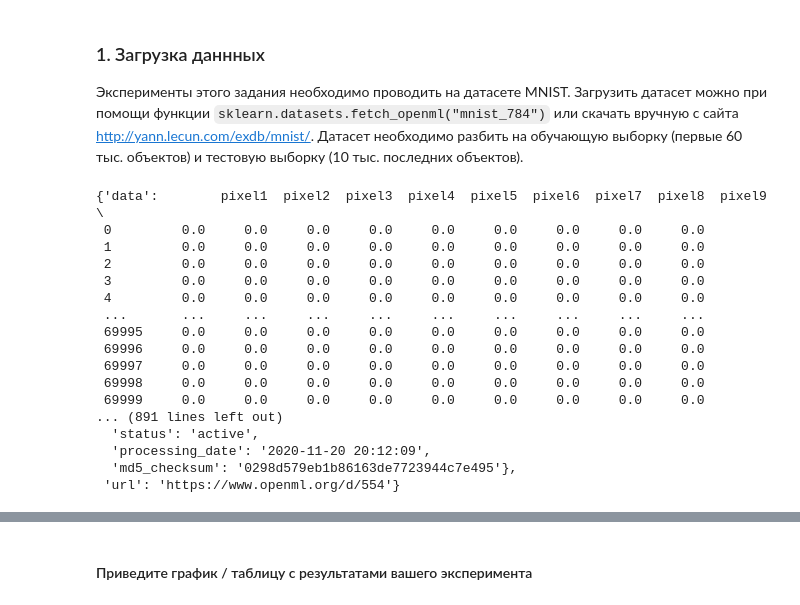
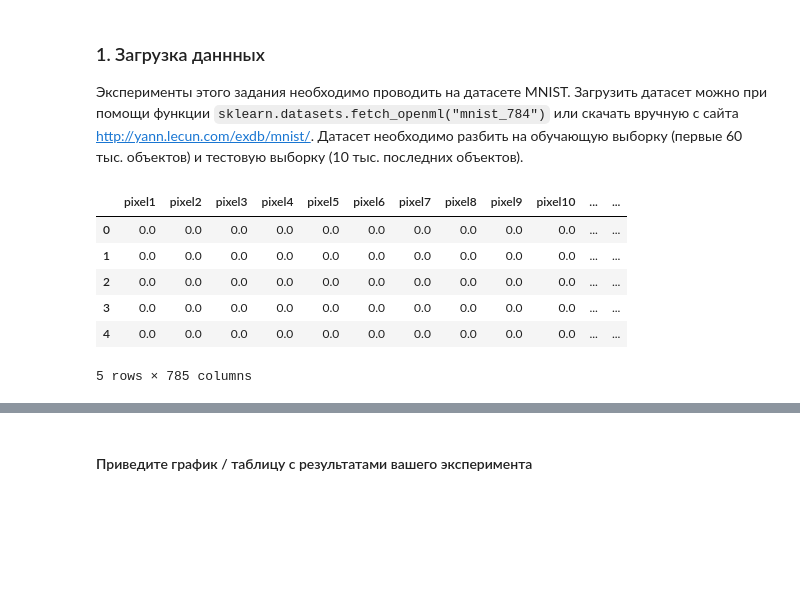
Before and after one commit to grach0v/AI_Masters, a Jupyter notebook: Machine_Learning_1/hw/hw3/main_task.ipynb, the cells around one changed output, grey strips where cells are left out. Drawn from its saved outputs; the diff is of its cells as text; code cells hidden in the pictures; blank space fills up the shorter version.

```diff
--- a/Machine_Learning_1/hw/hw3/main_task.ipynb
+++ b/Machine_Learning_1/hw/hw3/main_task.ipynb
@@ -142,24 +132,3 @@ knn_cross_val_score(X, y, [1, 2, 3], 'accuracy')
 Эксперименты этого задания необходимо проводить на датасете MNIST. Загрузить датасет можно при помощи функции `sklearn.datasets.fetch_openml("mnist_784")` или скачать вручную с сайта
 http://yann.lecun.com/exdb/mnist/. Датасет необходимо разбить на обучающую выборку (первые 60 тыс.
 объектов) и тестовую выборку (10 тыс. последних объектов).
-# %%
-from sklearn import datasets
-datasets.fetch_openml("mnist_784")
-# %% [output]
-{'data':        pixel1  pixel2  pixel3  pixel4  pixel5  pixel6  pixel7  pixel8  pixel9  \
- 0         0.0     0.0     0.0     0.0     0.0     0.0     0.0     0.0     0.0
- 1         0.0     0.0     0.0     0.0     0.0     0.0     0.0     0.0     0.0
- 2         0.0     0.0     0.0     0.0     0.0     0.0     0.0     0.0     0.0
- 3         0.0     0.0     0.0     0.0     0.0     0.0     0.0     0.0     0.0
- 4         0.0     0.0     0.0     0.0     0.0     0.0     0.0     0.0     0.0
- ...       ...     ...     ...     ...     ...     ...     ...     ...     ...
- 69995     0.0     0.0     0.0     0.0     0.0     0.0     0.0     0.0     0.0
- 69996     0.0     0.0     0.0     0.0     0.0     0.0     0.0     0.0     0.0
- 69997     0.0     0.0     0.0     0.0     0.0     0.0     0.0     0.0     0.0
- 69998     0.0     0.0     0.0     0.0     0.0     0.0     0.0     0.0     0.0
- 69999     0.0     0.0     0.0     0.0     0.0     0.0     0.0     0.0     0.0
-... (891 lines left out)
-  'status': 'active',
-  'processing_date': '2020-11-20 20:12:09',
-  'md5_checksum': '0298d579eb1b86163de7723944c7e495'},
- 'url': 'https://www.openml.org/d/554'}
@@ -165,0 +139,16 @@ datasets.fetch_openml("mnist_784")
+# %%
+data = datasets.fetch_openml("mnist_784")
+df = pd.DataFrame(
+    data=np.c_[data['data'], data['target']],
+    columns=data['feature_names'] + ['target']
+)
+
+df.head()
+# %% [output]
+|  | pixel1 | pixel2 | pixel3 | pixel4 | pixel5 | pixel6 | pixel7 | pixel8 | pixel9 | pixel10 | ... | ... |
+| 0 | 0.0 | 0.0 | 0.0 | 0.0 | 0.0 | 0.0 | 0.0 | 0.0 | 0.0 | 0.0 | ... | ... |
+| 1 | 0.0 | 0.0 | 0.0 | 0.0 | 0.0 | 0.0 | 0.0 | 0.0 | 0.0 | 0.0 | ... | ... |
+| 2 | 0.0 | 0.0 | 0.0 | 0.0 | 0.0 | 0.0 | 0.0 | 0.0 | 0.0 | 0.0 | ... | ... |
+| 3 | 0.0 | 0.0 | 0.0 | 0.0 | 0.0 | 0.0 | 0.0 | 0.0 | 0.0 | 0.0 | ... | ... |
+| 4 | 0.0 | 0.0 | 0.0 | 0.0 | 0.0 | 0.0 | 0.0 | 0.0 | 0.0 | 0.0 | ... | ... |
+5 rows × 785 columns
```
Also changed, not shown: parts of 11 cells of this notebook, 1 other file.
